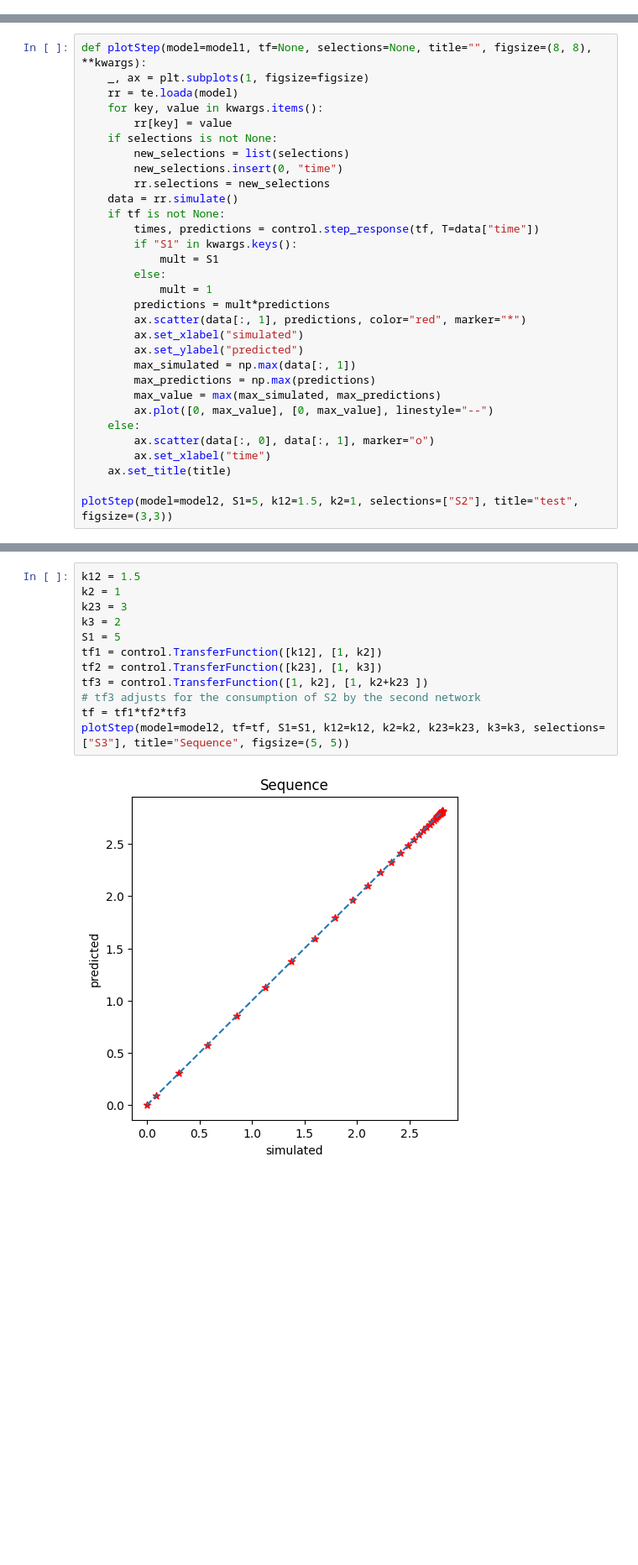
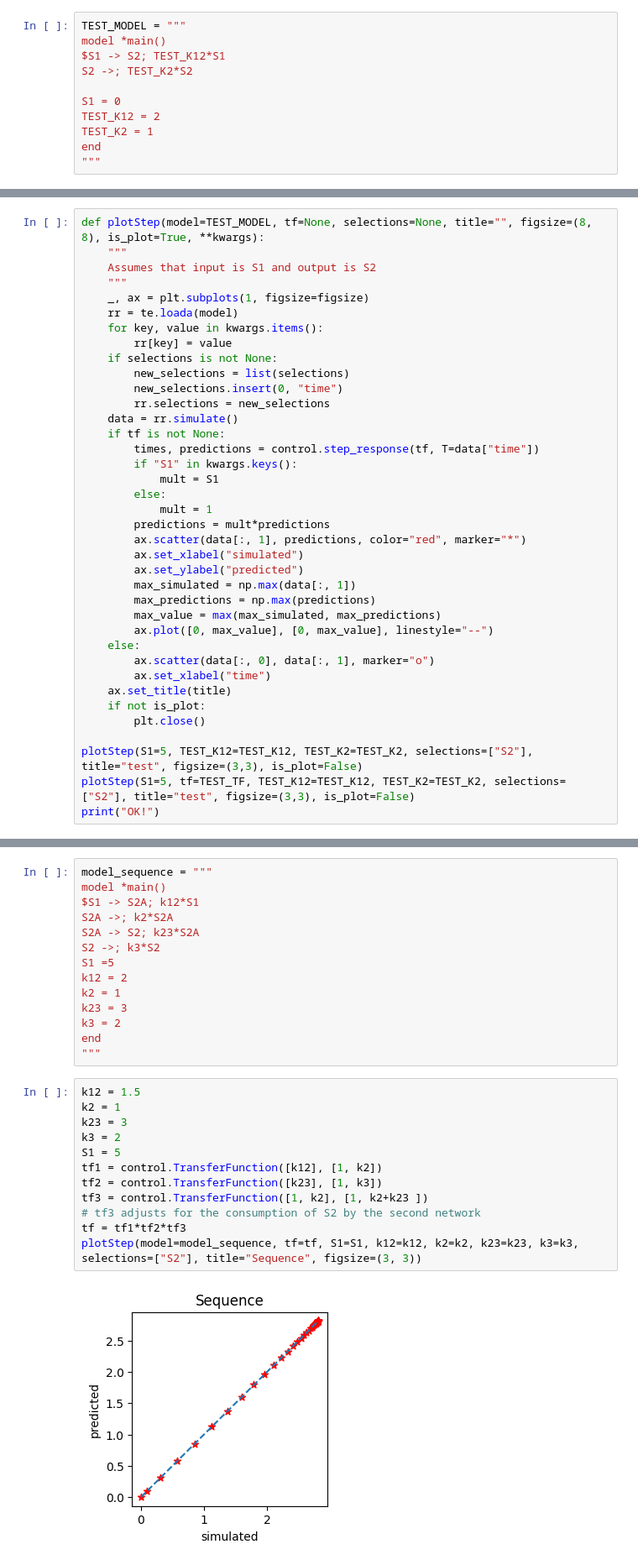
Before and after one commit to joseph-hellerstein/linear_reaction_networks, a Jupyter notebook: notebooks/Theory_Of_Approximate_Reaction_Networks.ipynb, the cells around one changed output, grey strips where cells are left out. Shown: that part at 84% size. Cells and saved outputs as stored; diff of their text form; blank space fills up the shorter version.

```diff
--- a/notebooks/Theory_Of_Approximate_Reaction_Networks.ipynb
+++ b/notebooks/Theory_Of_Approximate_Reaction_Networks.ipynb
@@ -9,3 +9,14 @@ import control
 import matplotlib.pyplot as plt
 # %% [markdown]
 # Helpers
+# %%
+TEST_MODEL = """
+model *main()
+$S1 -> S2; TEST_K12*S1
+S2 ->; TEST_K2*S2
+
+S1 = 0
+TEST_K12 = 2
+TEST_K2 = 1
+end
+"""
@@ -12,5 +27,8 @@ import matplotlib.pyplot as plt
 # %%
-def plotStep(model=model1, tf=None, selections=None, title="", figsize=(8, 8), **kwargs):
+def plotStep(model=TEST_MODEL, tf=None, selections=None, title="", figsize=(8, 8), is_plot=True, **kwargs):
+    """
+    Assumes that input is S1 and output is S2
+    """
     _, ax = plt.subplots(1, figsize=figsize)
     rr = te.loada(model)
     for key, value in kwargs.items():
@@ -38,6 +56,10 @@ def plotStep(model=model1, tf=None, selections=None, title="", figsize=(8, 8), *
         ax.scatter(data[:, 0], data[:, 1], marker="o")
         ax.set_xlabel("time")
     ax.set_title(title)
+    if not is_plot:
+        plt.close()
 
-plotStep(model=model2, S1=5, k12=1.5, k2=1, selections=["S2"], title="test", figsize=(3,3))
+plotStep(S1=5, TEST_K12=TEST_K12, TEST_K2=TEST_K2, selections=["S2"], title="test", figsize=(3,3), is_plot=False)
+plotStep(S1=5, tf=TEST_TF, TEST_K12=TEST_K12, TEST_K2=TEST_K2, selections=["S2"], title="test", figsize=(3,3), is_plot=False)
+print("OK!")
 # %% [output]
@@ -344,14 +278,28 @@ plotStep(model=model3, S2=S2, k23=k23, k3=k3)
+# %%
+model_sequence = """
+model *main()
+$S1 -> S2A; k12*S1
+S2A ->; k2*S2A
+S2A -> S2; k23*S2A
+S2 ->; k3*S2
+S1 =5
+k12 = 2
+k2 = 1
+k23 = 3
+k3 = 2
+end
+"""
 # %%
 k12 = 1.5
 k2 = 1
 k23 = 3
 k3 = 2
 S1 = 5
 tf1 = control.TransferFunction([k12], [1, k2])
 tf2 = control.TransferFunction([k23], [1, k3])
 tf3 = control.TransferFunction([1, k2], [1, k2+k23 ])
 # tf3 adjusts for the consumption of S2 by the second network
 tf = tf1*tf2*tf3
-plotStep(model=model2, tf=tf, S1=S1, k12=k12, k2=k2, k23=k23, k3=k3, selections=["S3"], title="Sequence", figsize=(5, 5))
+plotStep(model=model_sequence, tf=tf, S1=S1, k12=k12, k2=k2, k23=k23, k3=k3, selections=["S2"], title="Sequence", figsize=(3, 3))
 # %% [output]
-[figure, old version]
+[figure, new version]
```
Also changed, not shown: parts of 19 cells of this notebook, 1 other file.
